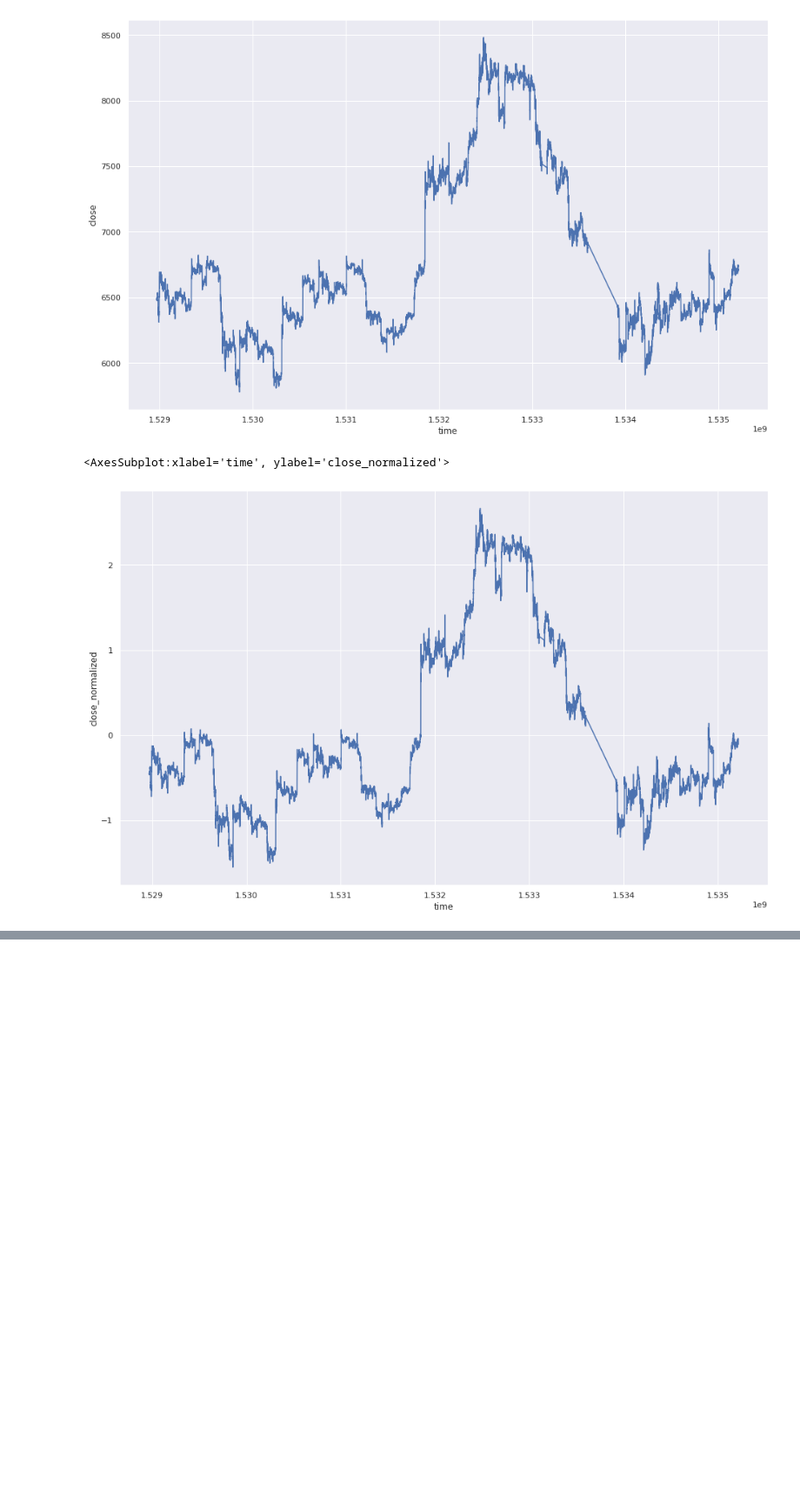
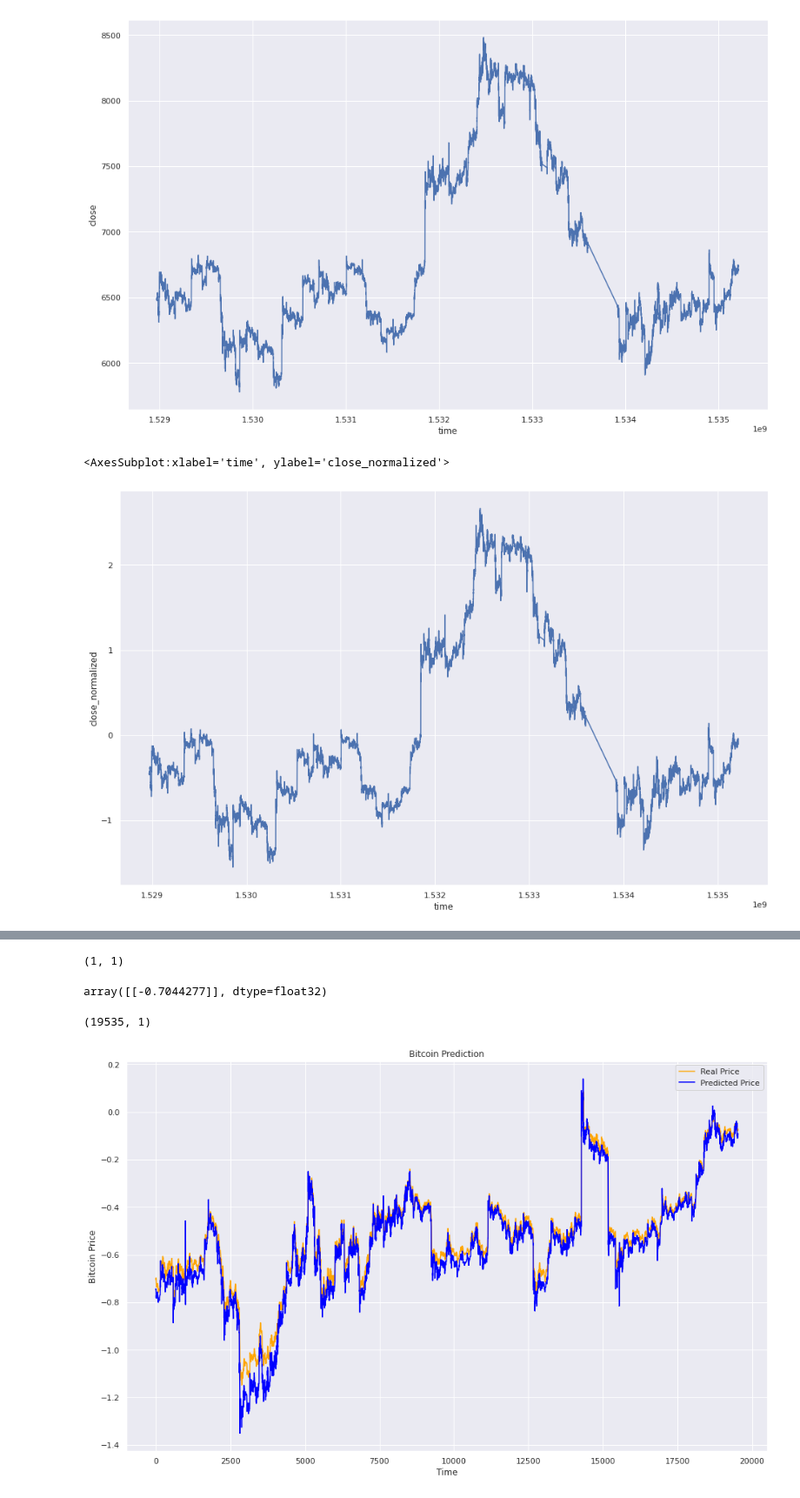
Before and after one commit to VijayKalmath/Stock-Prediction-usingLSTM, a Jupyter notebook: BTC-Stock-Prediction-usingLSTM.ipynb, the cells around one changed output, grey strips where cells are left out. Shown at 87% size. Cells and saved outputs as stored; diff of their text form; code cells hidden in the pictures; blank space fills up the shorter version.

Commit message:
LSTM for Closing Prices

```diff
--- a/BTC-Stock-Prediction-usingLSTM.ipynb
+++ b/BTC-Stock-Prediction-usingLSTM.ipynb
@@ -151,0 +166,12 @@ Shape of y_test is (29318,)
+# %%
+
+X_Rnn_train = []
+y_Rnn_train = []
+
+for i in range(TIME_STEP, X_train.shape[0]):
+    X_Rnn_train.append(X_train[i-TIME_STEP:i])
+    y_Rnn_train.append(X_train[i])
+
+X_Rnn_train, y_Rnn_train = np.array(X_Rnn_train), np.array(y_Rnn_train)
+
+X_Rnn_train = np.reshape(X_Rnn_train,(X_Rnn_train.shape[0],X_Rnn_train.shape[1],1))
@@ -151,0 +236,6 @@ Shape of y_test is (29318,)
+# %%
+tensorboard_callback = tf.keras.callbacks.TensorBoard(log_dir=f"./logs/{Model_Name}")
+
+Rnn_model.compile(optimizer = 'adam', loss = 'mean_squared_error',metrics = ["accuracy"])
+
+Rnn_model.fit(X_Rnn_train, y_Rnn_train, epochs = 10, batch_size = 64,callbacks=[tensorboard_callback])
@@ -151,0 +289,11 @@ Shape of y_test is (29318,)
+# %%
+X_Rnn_test = []
+y_Rnn_test = []
+
+for i in range(TIME_STEP, X_test.shape[0]):
+    X_Rnn_test.append(X_test[i-TIME_STEP:i])
+    y_Rnn_test.append(X_test[i])
+
+X_Rnn_test, y_Rnn_test = np.array(X_Rnn_test), np.array(y_Rnn_test)
+
+X_Rnn_test = np.reshape(X_Rnn_test,(X_Rnn_test.shape[0],X_Rnn_test.shape[1],1))
@@ -151,0 +312,28 @@ Shape of y_test is (29318,)
+# %%
+output.shape
+# %% [output]
+(1, 1)
+# %%
+output
+# %% [output]
+array([[-0.7044277]], dtype=float32)
+# %%
+output_prediction = Rnn_model.predict(X_Rnn_test)
+# %%
+output_prediction.shape
+# %% [output]
+(19535, 1)
+# %%
+plt.figure(figsize=(16,10))
+
+plt.plot(output_prediction, color = 'orange', label = 'Real Price')
+plt.plot(y_Rnn_test, color = 'blue', label = 'Predicted Price')
+
+plt.title('Bitcoin Prediction')
+plt.xlabel('Time')
+plt.ylabel('Bitcoin Price')
+
+plt.legend()
+plt.show()
+# %% [output]
+[figure, added]
```
Also changed, not shown: parts of 17 cells of this notebook, 42 other files.
